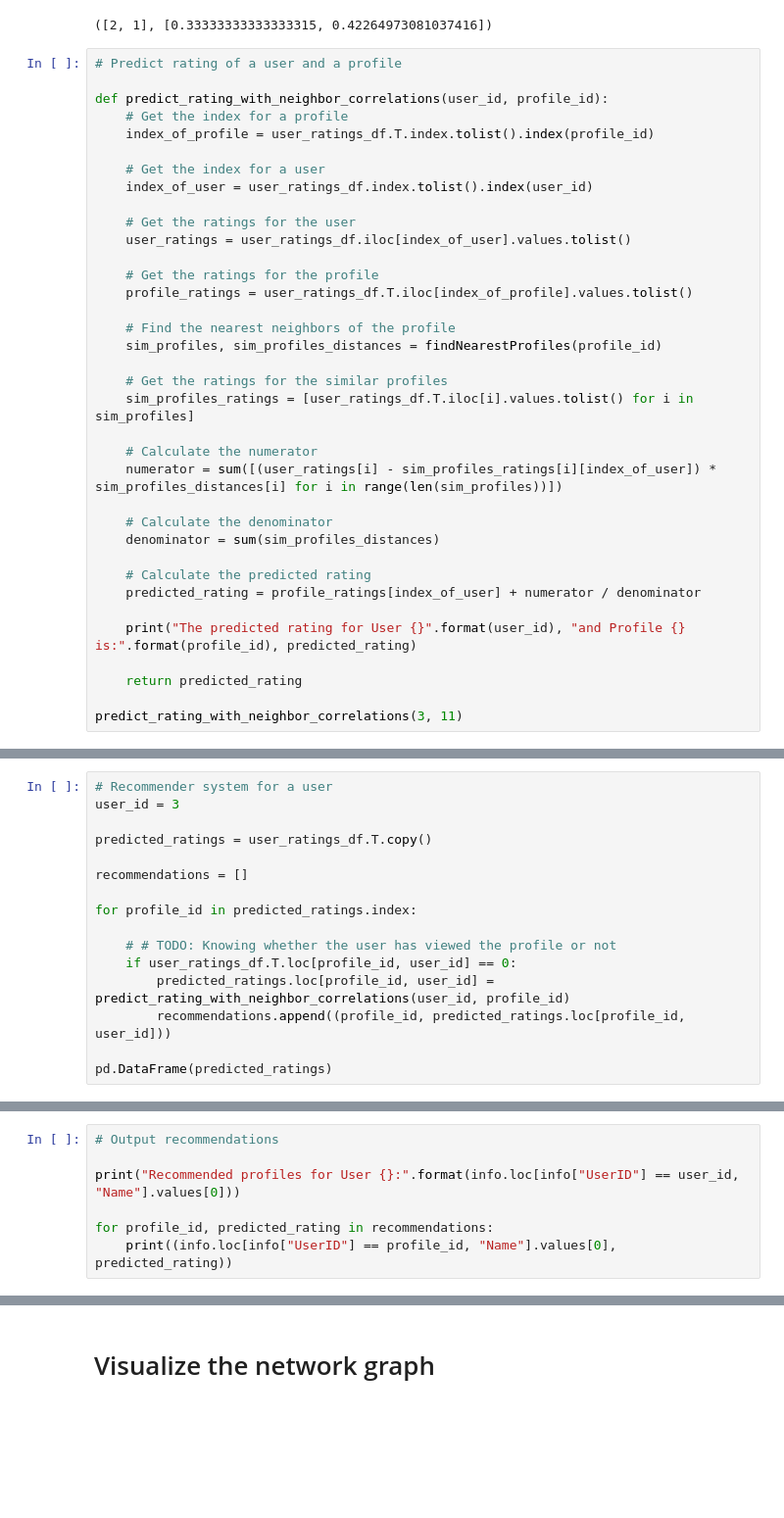
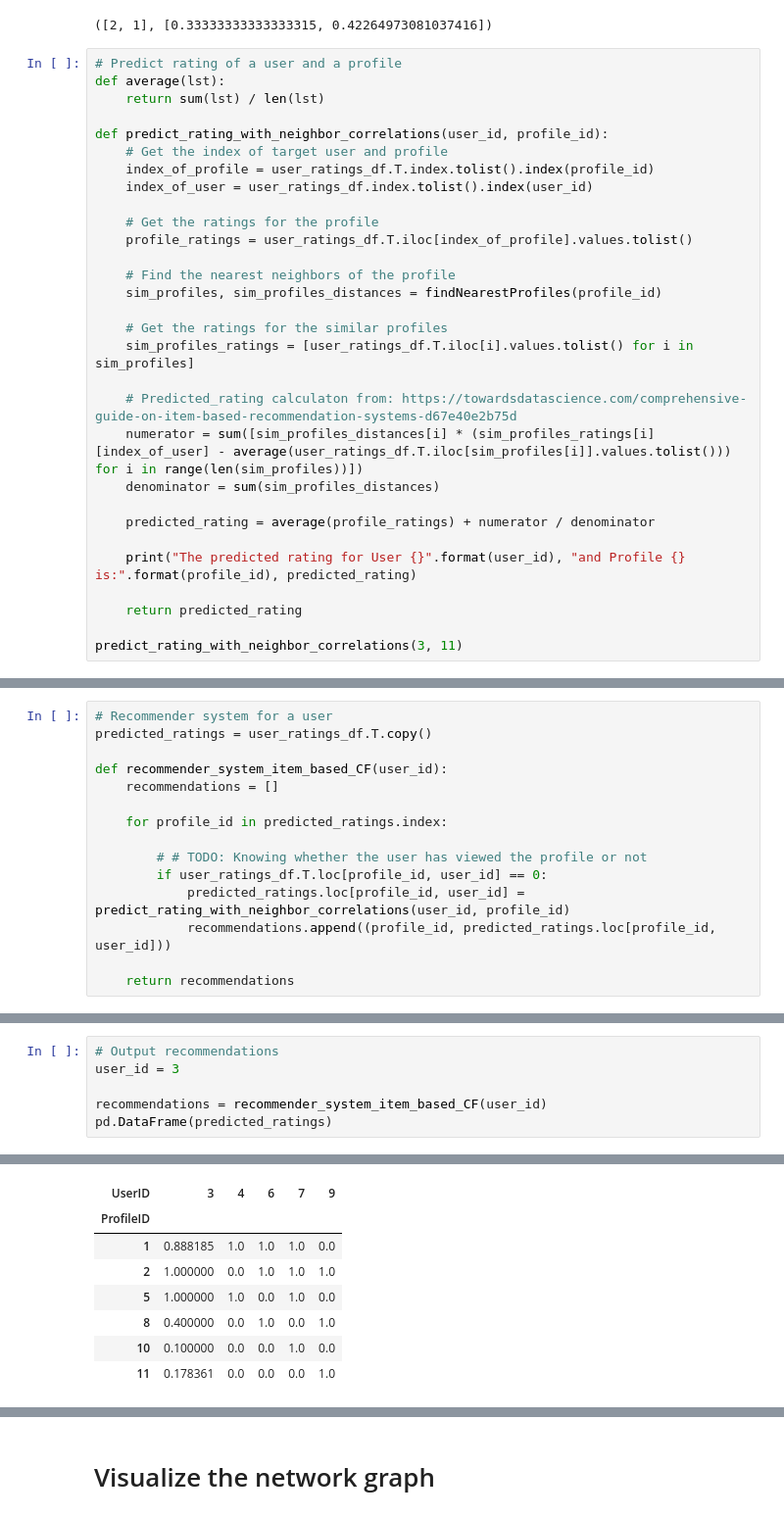
Before and after one commit to IamMrandrew/recommender-system-collaborative-filtering, a Jupyter notebook: RecommenderSystemCollaborativeFiltering.ipynb, the cells around one changed output, grey strips where cells are left out. Shown: that part at 98% size. Saved outputs shown, nothing was run; the diff lists cells and outputs as text; blank space fills up the shorter version.

Commit message:
Fix predicted score calculation

```diff
--- a/RecommenderSystemCollaborativeFiltering.ipynb
+++ b/RecommenderSystemCollaborativeFiltering.ipynb
@@ -199,16 +199,13 @@ Returned [2, 1] [0.33333333333333315, 0.42264973081037416]
 ([2, 1], [0.33333333333333315, 0.42264973081037416])
 # %%
 # Predict rating of a user and a profile
+def average(lst):
+    return sum(lst) / len(lst)
 
 def predict_rating_with_neighbor_correlations(user_id, profile_id):
-    # Get the index for a profile
+    # Get the index of target user and profile
     index_of_profile = user_ratings_df.T.index.tolist().index(profile_id)
-
-    # Get the index for a user
     index_of_user = user_ratings_df.index.tolist().index(user_id)
-
-    # Get the ratings for the user
-    user_ratings = user_ratings_df.iloc[index_of_user].values.tolist()
 
     # Get the ratings for the profile
     profile_ratings = user_ratings_df.T.iloc[index_of_profile].values.tolist()
@@ -219,14 +216,11 @@ def predict_rating_with_neighbor_correlations(user_id, profile_id):
     # Get the ratings for the similar profiles
     sim_profiles_ratings = [user_ratings_df.T.iloc[i].values.tolist() for i in sim_profiles]
 
-    # Calculate the numerator
-    numerator = sum([(user_ratings[i] - sim_profiles_ratings[i][index_of_user]) * sim_profiles_distances[i] for i in range(len(sim_profiles))])
-
-    # Calculate the denominator
+    # Predicted_rating calculaton from: https://towardsdatascience.com/comprehensive-guide-on-item-based-recommendation-systems-d67e40e2b75d
+    numerator = sum([sim_profiles_distances[i] * (sim_profiles_ratings[i][index_of_user] - average(user_ratings_df.T.iloc[sim_profiles[i]].values.tolist())) for i in range(len(sim_profiles))])
     denominator = sum(sim_profiles_distances)
 
-    # Calculate the predicted rating
-    predicted_rating = profile_ratings[index_of_user] + numerator / denominator
+    predicted_rating = average(profile_ratings) + numerator / denominator
 
     print("The predicted rating for User {}".format(user_id), "and Profile {} is:".format(profile_id), predicted_rating)
 
@@ -242,16 +236,15 @@ The predicted rating for User 3 and Profile 11 is: 0.0
 # %%
 # Recommender system for a user
-user_id = 3
-
 predicted_ratings = user_ratings_df.T.copy()
 
-recommendations = []
+def recommender_system_item_based_CF(user_id):
+    recommendations = []
 
-for profile_id in predicted_ratings.index:
+    for profile_id in predicted_ratings.index:
 
-    # # TODO: Knowing whether the user has viewed the profile or not
-    if user_ratings_df.T.loc[profile_id, user_id] == 0:
-        predicted_ratings.loc[profile_id, user_id] = predict_rating_with_neighbor_correlations(user_id, profile_id)
-        recommendations.append((profile_id, predicted_ratings.loc[profile_id, user_id]))
+        # # TODO: Knowing whether the user has viewed the profile or not
+        if user_ratings_df.T.loc[profile_id, user_id] == 0:
+            predicted_ratings.loc[profile_id, user_id] = predict_rating_with_neighbor_correlations(user_id, profile_id)
+            recommendations.append((profile_id, predicted_ratings.loc[profile_id, user_id]))
 
-pd.DataFrame(predicted_ratings)
+    return recommendations
@@ -283,8 +251,7 @@ The predicted rating for User 3 and Profile 11 is: 0.0
 # %%
 # Output recommendations
+user_id = 3
 
-print("Recommended profiles for User {}:".format(info.loc[info["UserID"] == user_id, "Name"].values[0]))
-
-for profile_id, predicted_rating in recommendations:
-    print((info.loc[info["UserID"] == profile_id, "Name"].values[0], predicted_rating))
+recommendations = recommender_system_item_based_CF(user_id)
+pd.DataFrame(predicted_ratings)
 # %% [output]
@@ -295,0 +274,8 @@ Recommended profiles for User Bob:
+| UserID | 3 | 4 | 6 | 7 | 9 |
+| ProfileID |  |  |  |  |  |
+| 1 | 0.888185 | 1.0 | 1.0 | 1.0 | 0.0 |
+| 2 | 1.000000 | 0.0 | 1.0 | 1.0 | 1.0 |
+| 5 | 1.000000 | 1.0 | 0.0 | 1.0 | 0.0 |
+| 8 | 0.400000 | 0.0 | 1.0 | 0.0 | 1.0 |
+| 10 | 0.100000 | 0.0 | 0.0 | 1.0 | 0.0 |
+| 11 | 0.178361 | 0.0 | 0.0 | 0.0 | 1.0 |
```
Also changed, not shown: parts of 4 cells of this notebook, 1 other file.
